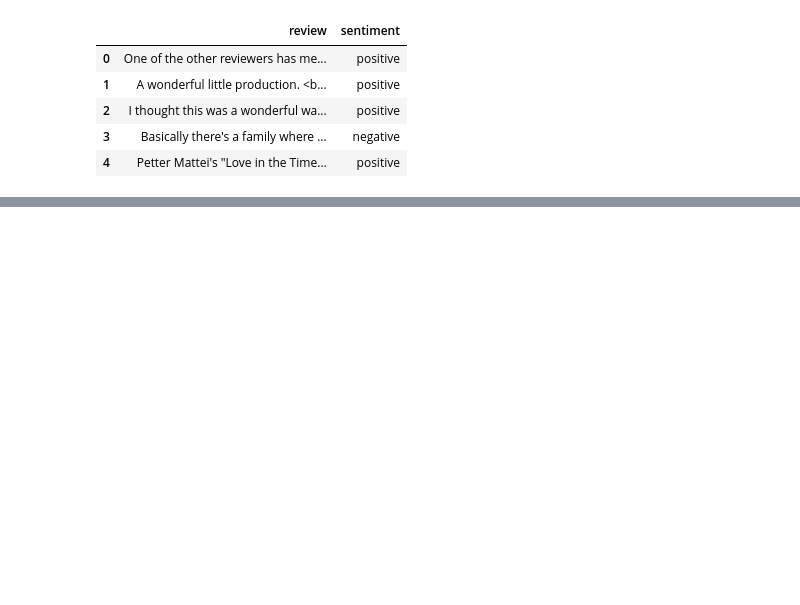
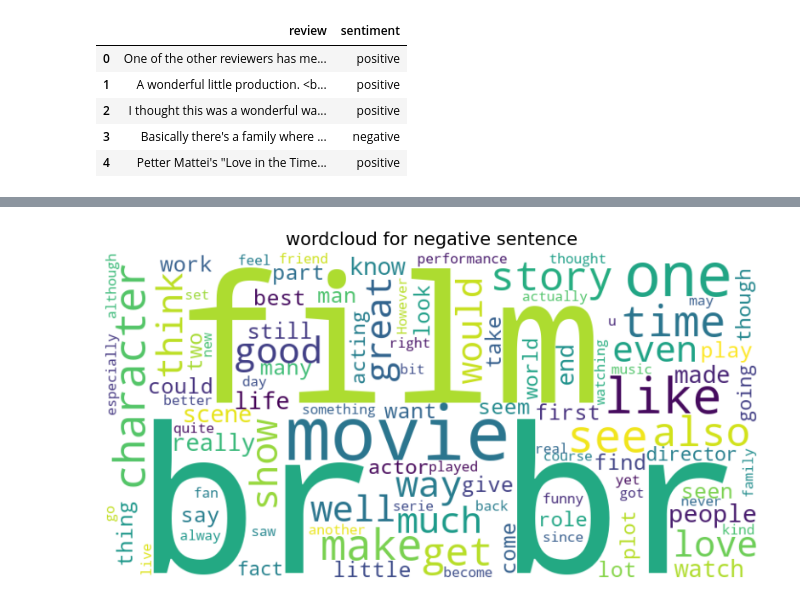
Before and after one commit to Md-Maruf-1727/Machine-Learning-Algorithms, a Jupyter notebook: Natural Language Processing (NLP)/pactice model/code.ipynb, the cells around one changed output, grey strips where cells are left out. Saved outputs shown, nothing was run; the diff lists cells and outputs as text; code cells hidden in the pictures; blank space fills up the shorter version.

```diff
--- a/Natural Language Processing (NLP)/pactice model/code.ipynb
+++ b/Natural Language Processing (NLP)/pactice model/code.ipynb
@@ -13,0 +23,4 @@ df.head()
+# %%
+stop_words = set(stopwords.words("english"))
+# %%
+pos_sen = list(df[df['sentiment'] == 'positive']['review'])
@@ -13,0 +29,22 @@ df.head()
+# %%
+def create_cloud(string, title =None):
+    cloud = WordCloud(
+    width=800,
+    height=400,
+    background_color='white',
+    min_font_size=10,
+    max_words=100,
+        stopwords = stop_words
+    ).generate(string)
+
+    # 3. Plot the WordCloud image
+    plt.figure(figsize=(10, 5)) # Set figure size
+    plt.imshow(cloud, interpolation='bilinear') # Display the image smoothly
+    plt.axis("off") # Hide axes
+    if title:
+        plt.title(title, fontdict={"fontsize": 15})
+    plt.show()
+# %%
+create_cloud(" ".join(pos_sen), "wordcloud for negative sentence")
+# %% [output]
+[figure, added]
```
Also changed, not shown: parts of 4 cells of this notebook, 1 other file.
